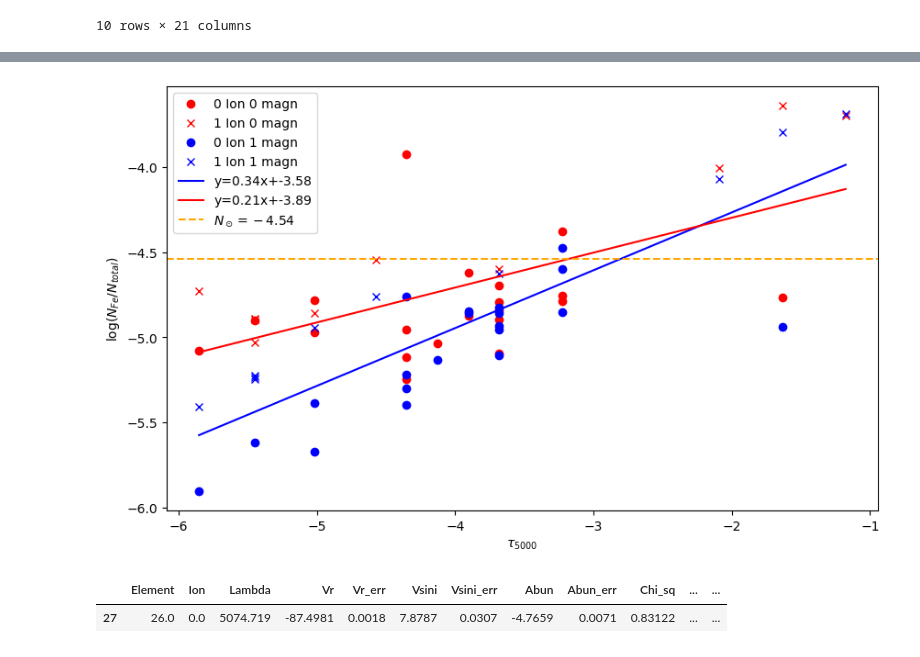
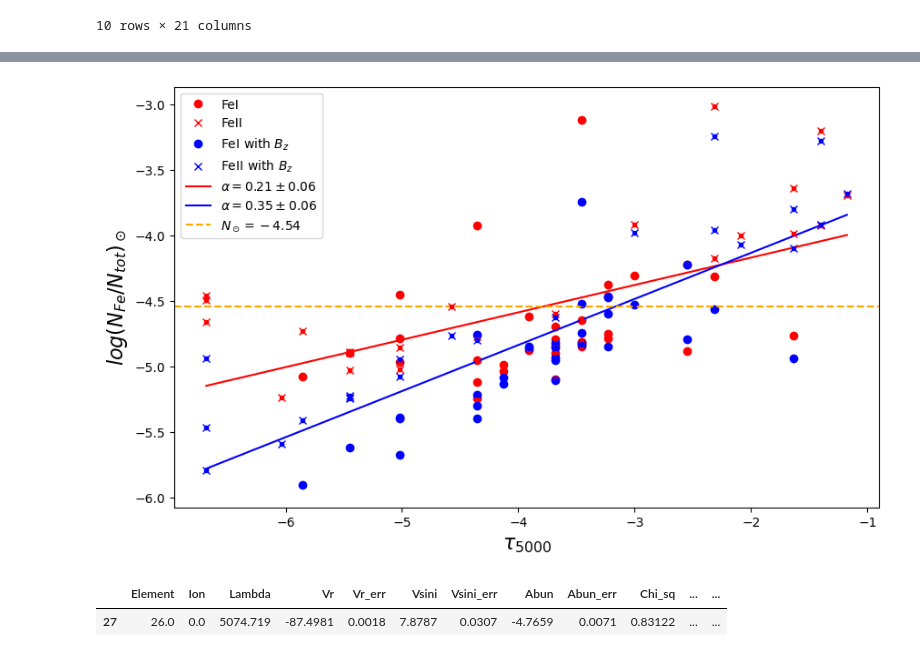
Before and after one commit to Kobsar703/Fe_Si_analysis, a Jupyter notebook: Fe_analysis.ipynb, the cells around one changed output, grey strips where cells are left out. Drawn from its saved outputs; the diff is of its cells as text; code cells hidden in the pictures.

Commit message:
Add images and make changes to images representation

```diff
--- a/Fe_analysis.ipynb
+++ b/Fe_analysis.ipynb
@@ -107,4 +112,4 @@ merged_df[merged_df["Chi_sq_mag"]>50]
 | 44 | 26.0 | 1.0 | 4541.5156 | -87.0613 | 0.0000 | 6.8930 | 0.0012 | -5.0589 | 0.0001 | 25.87803 | ... | ... |
 10 rows × 21 columns
 # %%
-Fe_data = merged_df[merged_df["Chi_sq_mag"]<10]
+Fe_data = merged_df[merged_df["Chi_sq_mag"]<50]
@@ -128,41 +169,79 @@ plt.show()
 # %%
 # Scatter plot
 plt.figure(figsize=(10, 6))
 #Plot without magnetic field calculations
-plt.plot(Fe_data[Fe_data["Ion"]==0]["Tau5000"], Fe_data[Fe_data["Ion"]==0]["Abun"], "o", c="red", label="0 Ion 0 magn")
-plt.plot(Fe_data[Fe_data["Ion"]==1]["Tau5000"], Fe_data[Fe_data["Ion"]==1]["Abun"], "x", c="red", label="1 Ion 0 magn")
+plt.plot(Fe_data[Fe_data["Ion"]==0]["Tau5000"], Fe_data[Fe_data["Ion"]==0]["Abun"], "o", c="red", label="FeI")
+plt.plot(Fe_data[Fe_data["Ion"]==1]["Tau5000"], Fe_data[Fe_data["Ion"]==1]["Abun"], "x", c="red", label="FeII")
+# Error bars for measurements
+plt.errorbar(
+    x=Fe_data[Fe_data["Ion"]==0]["Tau5000"],
+    y=Fe_data[Fe_data["Ion"]==0]["Abun"],
+    yerr= Fe_data[Fe_data["Ion"]==0]["Abun_err"],
+    fmt=".", color="red", ecolor="red")
+plt.errorbar(
+    x = Fe_data[Fe_data["Ion"]==1]["Tau5000"],
+    y = Fe_data[Fe_data["Ion"]==1]["Abun"],
+    yerr = Fe_data[Fe_data["Ion"]==1]["Abun_err"],
+    fmt = ".", color="red", ecolor="red")
+
 #Plot with magnetic field calculations
-plt.plot(Fe_data[Fe_data["Ion"]==0]["Tau5000_mag"], Fe_data[Fe_data["Ion"]==0]["Abun_mag"], "o", c="blue", label="0 Ion 1 magn")
-plt.plot(Fe_data[Fe_data["Ion"]==1]["Tau5000_mag"], Fe_data[Fe_data["Ion"]==1]["Abun_mag"], "x", c="blue", label="1 Ion 1 magn")
-
+plt.plot(Fe_data[Fe_data["Ion"]==0]["Tau5000_mag"], Fe_data[Fe_data["Ion"]==0]["Abun_mag"], "o", c="blue", label="FeI with $B_z$")
+plt.plot(Fe_data[Fe_data["Ion"]==1]["Tau5000_mag"], Fe_data[Fe_data["Ion"]==1]["Abun_mag"], "x", c="blue", label="FeII with $B_z$")
+# Error bars for measurements
+plt.errorbar(
+    Fe_data[Fe_data["Ion"]==0]["Tau5000_mag"],
+    Fe_data[Fe_data["Ion"]==0]["Abun_mag"],
+    yerr = Fe_data[Fe_data["Ion"]==0]["Abun_err_mag"],
+    fmt = ".", color="blue", ecolor="blue")
+plt.errorbar(
+    Fe_data[Fe_data["Ion"]==1]["Tau5000_mag"],
+    Fe_data[Fe_data["Ion"]==1]["Abun_mag"],
+    yerr = Fe_data[Fe_data["Ion"]==1]["Abun_err_mag"],
+    fmt = ".", color="blue", ecolor="blue")
 
 # Linear approximation for subset
-x_mag = Fe_data["Tau5000_mag"]
-y_mag = Fe_data["Abun_mag"]
-coefficients_mag = np.polyfit(x_mag, y_mag, deg=1)
-x_approx_mag = np.linspace(x_mag.min(), x_mag.max(), 100)
-y_approx_mag = np.polyval(coefficients_mag, x_approx_mag)
-plt.plot(x_approx_mag, y_approx_mag, "-", c="blue", label=f"y={coefficients_mag[0]:.2f}x+{coefficients_mag[1]:.2f}")
-
-
 
 x = Fe_data["Tau5000"]
 y = Fe_data["Abun"]
 coefficients = np.polyfit(x, y, deg=1)
 x_approx = np.linspace(x.min(), x.max(), 100)
 y_approx = np.polyval(coefficients, x_approx)
-plt.plot(x_approx, y_approx, "-", c="red", label=f"y={coefficients[0]:.2f}x+{coefficients[1]:.2f}")
+
+# Calculate error for alpha coefficient
+y_pred = np.polyval(coefficients, x)
+error = y - y_pred
+mse = np.mean(error**2)
+rmse = np.sqrt(mse)
+alpha_error = rmse / np.sqrt(len(x))
+plt.plot(x_approx, y_approx, "-", c="red", label=r"$\alpha={:.2f} \pm {:.2f}$".format(coefficients[0], alpha_error))
+
+x_mag = Fe_data["Tau5000_mag"]
+y_mag = Fe_data["Abun_mag"]
+coefficients_mag = np.polyfit(x_mag, y_mag, deg=1)
+x_approx_mag = np.linspace(x_mag.min(), x_mag.max(), 100)
+y_approx_mag = np.polyval(coefficients_mag, x_approx_mag)
+
+# Calculate error for alpha coefficient
+y_pred_mag = np.polyval(coefficients, x_mag)
+error_mag = y_mag - y_pred_mag
+mse_mag = np.mean(error_mag**2)
+rmse_mag = np.sqrt(mse_mag)
+alpha_error_mag = rmse_mag / np.sqrt(len(x_mag))
+
+plt.plot(x_approx_mag, y_approx_mag, "-", c="blue", label=r"$\alpha={:.2f} \pm {:.2f}$".format(coefficients_mag[0], alpha_error_mag))
 
 #Add Solar abundance to the graph
 plt.axhline(y=-4.54, linestyle='--', color='orange', label=r"$N_\odot=-4.54$")
 
 # Axis labels, legend and show
-plt.xlabel(r"${\tau}_{5000}$")
-plt.ylabel("log($N_{Fe}/N_{total}$)")
+plt.xlabel(r"${\tau}_{5000}$", fontsize=16)
+plt.ylabel("$log(N_{Fe}/N_{tot})_\odot$", fontsize=16)
 plt.legend()
+
+plt.savefig("data/Fe_with_Bz_approx.jpg", format="jpg")
 plt.show()
 # %% [output]
-[figure, old version]
+[figure, new version]
 # %%
 mask = (Fe_data["Tau5000"]>-2) & (Fe_data["Ion"]==0)
 Fe_data[mask]
```
Also changed, not shown: parts of 4 cells of this notebook, 1 other file.
